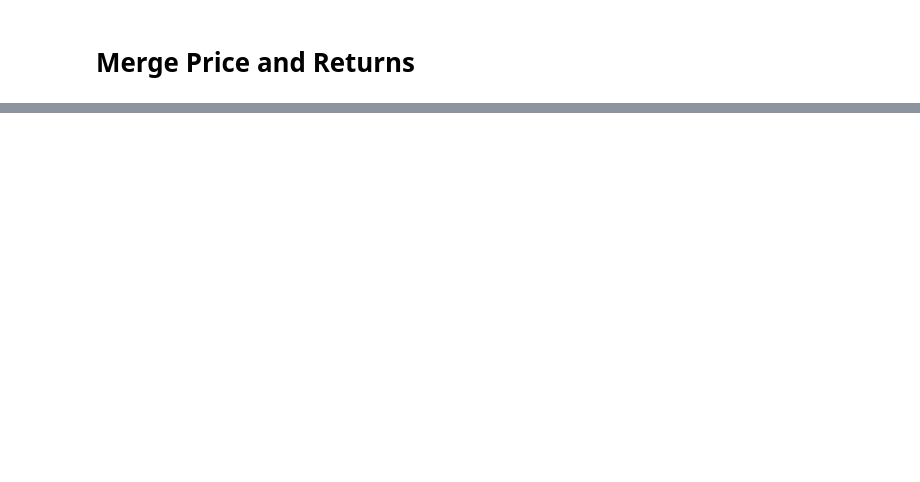
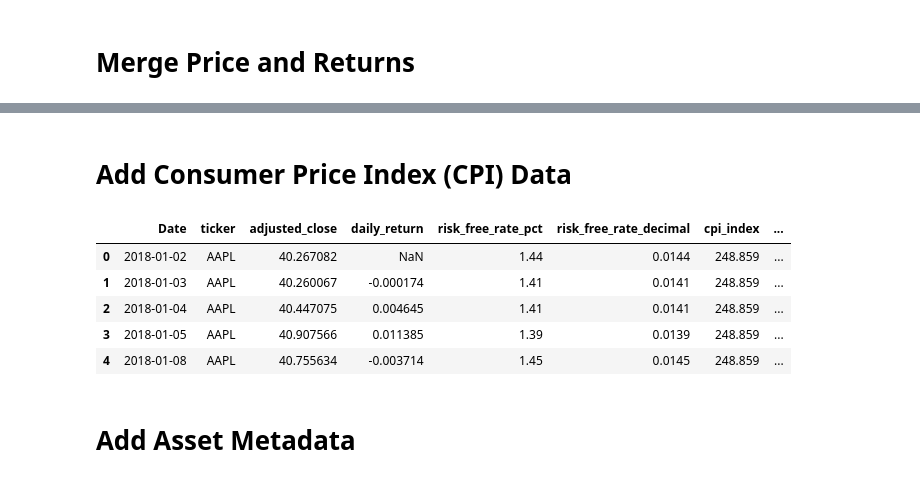
Before and after one commit to SamiiShabuse/INFO442-Group-Project, a Jupyter notebook: notebooks/04_data_integration.ipynb, the cells around one changed output, grey strips where cells are left out. Cells and saved outputs as stored; diff of their text form; code cells hidden in the pictures; blank space fills up the shorter version.

Commit message:
final data integartion

```diff
--- a/notebooks/04_data_integration.ipynb
+++ b/notebooks/04_data_integration.ipynb
@@ -258,0 +308,8 @@ asset_metadata
+# %%
+risk_free_rate_reset = risk_free_rate.reset_index().rename(columns={"date": "Date", "risk_free_rate": "risk_free_rate"})
+# %%
+daily_market_data = daily_market_data.merge(
+    risk_free_rate_reset,
+    on="Date",
+    how="left"
+)
@@ -258,0 +325,31 @@ asset_metadata
+# %% [markdown]
+# Add Consumer Price Index (CPI) Data
+# %%
+# CPI is a monthly FRED series. Recalculate monthly inflation before joining to daily stock rows.
+cpi_monthly = (
+    cpi[["cpi_index"]]
+    .resample("MS")
+    .first()
+    .assign(cpi_pct_change=lambda df: df["cpi_index"].pct_change().fillna(0))
+    .reset_index()
+    .rename(columns={"date": "cpi_month"})
+)
+# %%
+daily_market_data["cpi_month"] = daily_market_data["Date"].dt.to_period("M").dt.to_timestamp()
+
+daily_market_data = (
+    daily_market_data
+    .merge(cpi_monthly, on="cpi_month", how="left")
+    .drop(columns="cpi_month")
+)
+# %%
+daily_market_data.head()
+# %% [output]
+|  | Date | ticker | adjusted_close | daily_return | risk_free_rate_pct | risk_free_rate_decimal | cpi_index | ... |
+| 0 | 2018-01-02 | AAPL | 40.267082 | NaN | 1.44 | 0.0144 | 248.859 | ... |
+| 1 | 2018-01-03 | AAPL | 40.260067 | -0.000174 | 1.41 | 0.0141 | 248.859 | ... |
+| 2 | 2018-01-04 | AAPL | 40.447075 | 0.004645 | 1.41 | 0.0141 | 248.859 | ... |
+| 3 | 2018-01-05 | AAPL | 40.907566 | 0.011385 | 1.39 | 0.0139 | 248.859 | ... |
+| 4 | 2018-01-08 | AAPL | 40.755634 | -0.003714 | 1.45 | 0.0145 | 248.859 | ... |
+# %% [markdown]
+# Add Asset Metadata
```
Also changed, not shown: parts of 33 cells of this notebook.
